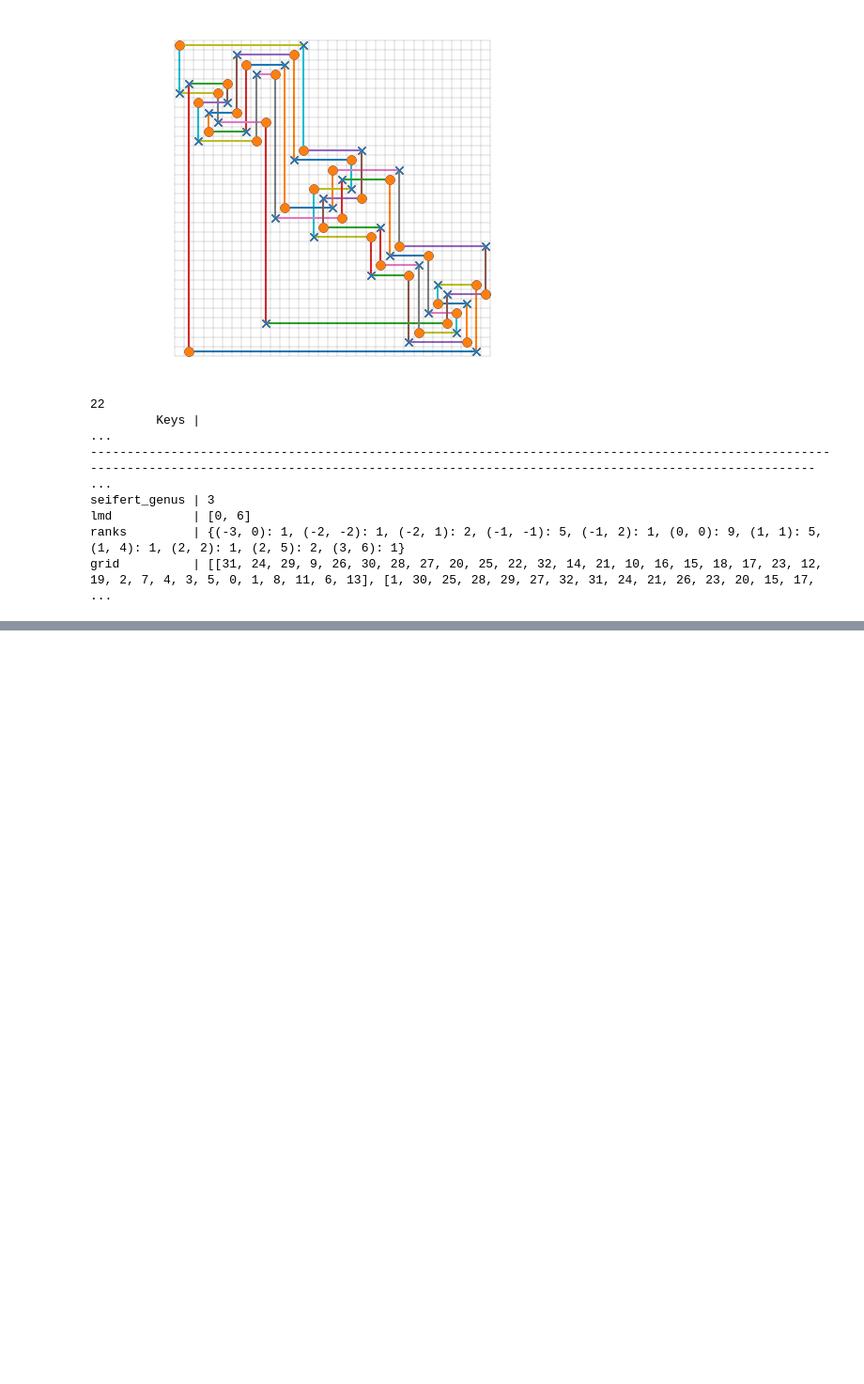
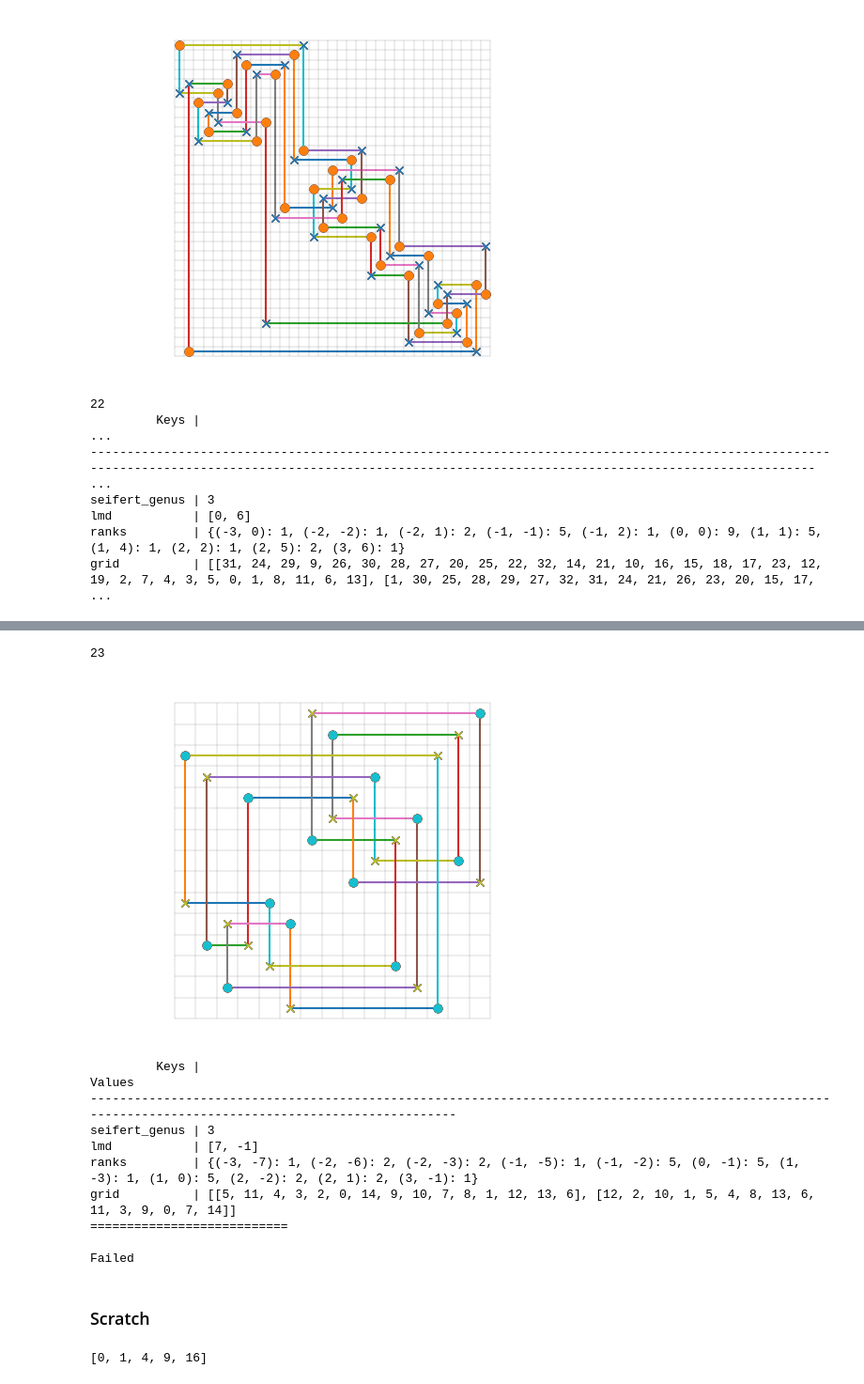
Before and after one commit to yamryo/notebooks, a Jupyter notebook: Research/knot_Floer_homology/HFK_calculator.ipynb, the cells around one changed output, grey strips where cells are left out. Shown at 94% size. Saved outputs shown, nothing was run; the diff lists cells and outputs as text; code cells hidden in the pictures; blank space fills up the shorter version.

Commit message:
Start a research about N_3 conjgacy problem for fibered knot monodromies

```diff
--- a/Research/knot_Floer_homology/HFK_calculator.ipynb
+++ b/Research/knot_Floer_homology/HFK_calculator.ipynb
@@ -372,0 +454,52 @@ grid          | [[31, 24, 29, 9, 26, 30, 28, 27, 20, 25, 22, 32, 14, 21, 10, 16,
+# %%
+mg_list = [[5,11,4,3,2,0,14,9,10,7,8,1,12,13,6],[12,2,10,1,5,4,8,13,6,11,3,9,0,7,14]]
+    #[[2, 15, 16, 11, 6, 0, 3, 7, 10, 5, 13, 4, 14, 9, 8, 1, 12], [14, 3, 10, 4, 1, 5, 8, 2, 6, 9, 7, 12, 11, 15, 16, 13, 0]]
+    # [[4, 1, 2, 14, 7, 5, 9, 12, 6, 8, 10, 13, 11, 16, 3, 15, 0], [16, 6, 13, 8, 3, 10, 4, 7, 11, 0, 15, 9, 2, 12, 14, 1, 5]]
+    # [[16, 0, 2, 5, 8, 4, 7, 11, 9, 13, 10, 12, 6, 15, 14, 1, 3], [4, 9, 7, 1, 3, 10, 12, 6, 14, 8, 5, 16, 0, 11, 2, 13, 15]]
+mg = Grid(*mg_list)
+N_start = len(mg.crossings); print(N_start)
+mg.draw()
+tabulate_dict(calc_hfk(mg))
+print("===========================\n")
+
+stop_flag = False
+while not stop_flag:
+    N = len(mg.crossings)
+
+    cn, trial = 100, 0
+    while cn > N or trial < 10**3:
+        trial += 1
+        simp = Grid(*simplify_grid(mg.orig))
+        cn = len(simp.crossings)
+    else:
+        if cn < N:
+            mg = simp
+        else:
+            stop_flag = True
+else:
+    if len(mg.crossings) < N_start:
+        mg.draw()
+        print(len(mg.crossings))
+        tabulate_dict(calc_hfk(mg))
+    else:
+        print("Failed")
+# %% [output]
+23
+[figure, added]
+         Keys |                                                                                                                                  Values
+-------------------------------------------------------------------------------------------------------------------------------------------------------
+seifert_genus | 3
+lmd           | [7, -1]
+ranks         | {(-3, -7): 1, (-2, -6): 2, (-2, -3): 2, (-1, -5): 1, (-1, -2): 5, (0, -1): 5, (1, -3): 1, (1, 0): 5, (2, -2): 2, (2, 1): 2, (3, -1): 1}
+grid          | [[5, 11, 4, 3, 2, 0, 14, 9, 10, 7, 8, 1, 12, 13, 6], [12, 2, 10, 1, 5, 4, 8, 13, 6, 11, 3, 9, 0, 7, 14]]
+===========================
+
+Failed
+# %% [markdown]
+### Scratch
+# %%
+k = 3
+
+[i**2 for i in range(2*k-1)] if k > 1 else []
+# %% [output]
+[0, 1, 4, 9, 16]
```
Also changed, not shown: parts of 8 cells of this notebook, 14 other files.
